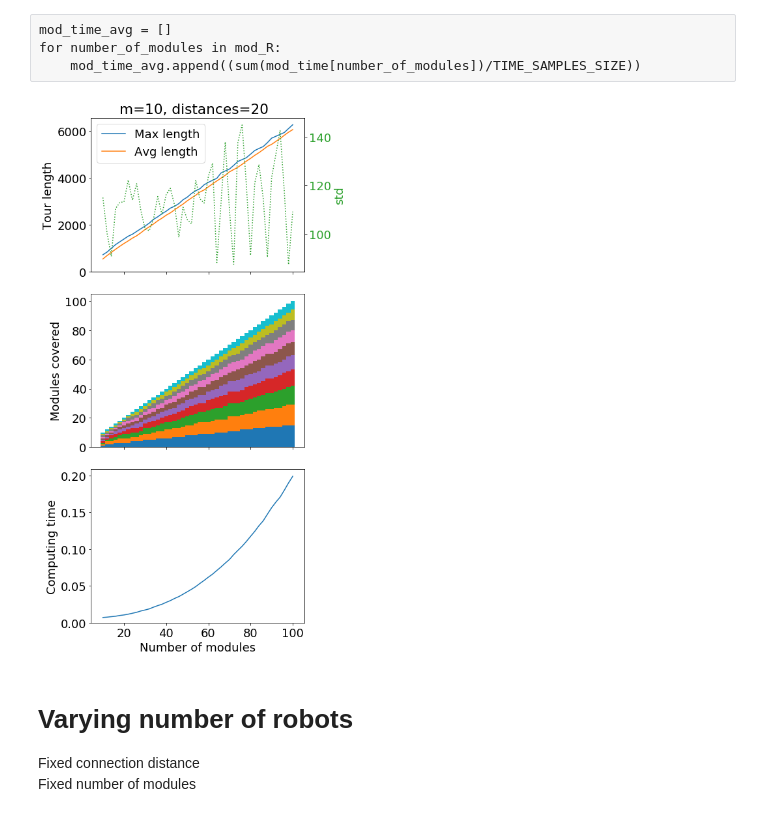
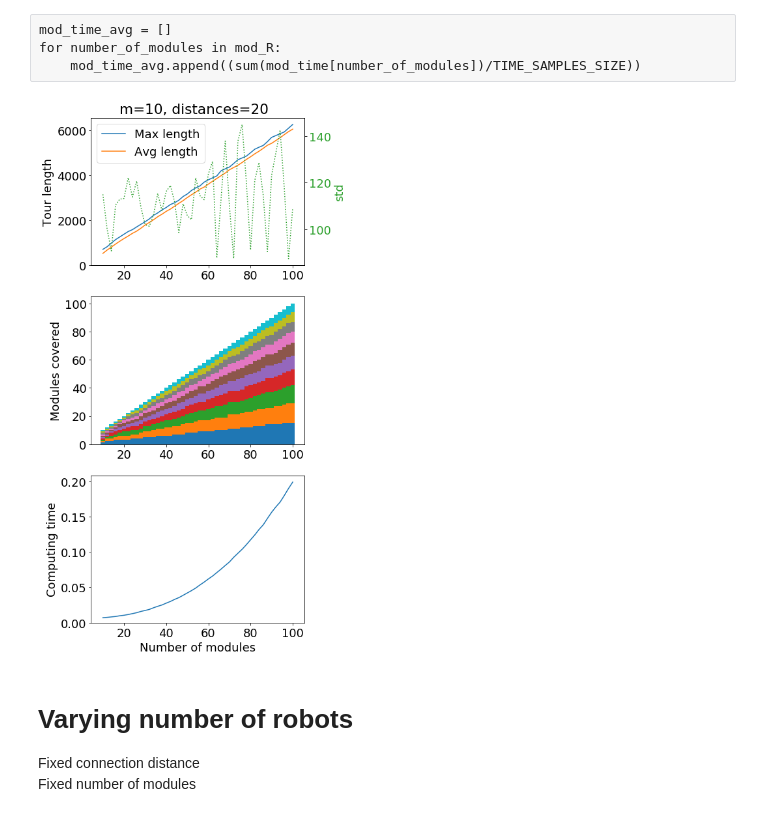
Before and after one commit to mirkosalaris/CoverageModularEnvironments, a Jupyter notebook: Notebooks/Hotel_example.ipynb, the cells around one changed output. Saved outputs shown, nothing was run; the diff lists cells and outputs as text; code cells hidden in the pictures.

```diff
--- a/Notebooks/Hotel_example.ipynb
+++ b/Notebooks/Hotel_example.ipynb
@@ -79,6 +79,10 @@ for number_of_modules in mod_R:
     mod_time_avg.append((sum(mod_time[number_of_modules])/TIME_SAMPLES_SIZE))
 # %%
 fig, (ax1, ax2, ax3) = plt.subplots(3, 1, sharex=True)
+
+ax1.xaxis.set_tick_params(which='both', labelbottom=True)
+ax2.xaxis.set_tick_params(which='both', labelbottom=True)
+
 fig.set_size_inches(PLT_W, PLT_H)
 fig.suptitle("m=" + str(mod_m) + ", distances=" + str(mod_connection_distance), y=1)
 
@@ -95,34 +99,34 @@ ax1b = ax1.twinx()
 color = 'tab:green'
 ax1b.set_ylabel('std', color=color)
 ax1b.plot(mod_R, mod_std_len, ':', color=color)
 ax1b.tick_params(axis='y', labelcolor=color)
 #### End makespan plot ####
 
 
 #### Modules covered plot ####
 ax2.set_ylabel('Modules covered')
 
 top = np.zeros(len(mod_modules_visited))
 
 modules_covered_list = list(zip_longest(*mod_modules_visited, fillvalue=0))
 
 for n in modules_covered_list:
     ax2.bar(mod_R, n, bottom=top, width=mod_step, alpha=1)
     top += n
 #### End modules covered plot ####
 
 
 #### Runtime plot ####
 ax3.set_ylabel('Computing time')
 ax3.set_xlabel('Number of modules')
 ax3.plot(mod_R, mod_time_avg)
 ax3.set_ylim(bottom=0)
 #### End runtime plot ####
 
 fig.tight_layout()
 fig.savefig(SAVE_FOLDER+"varying_N_together.pdf", dpi=200, bbox_inches='tight', pad_inches=0.1)
 # %% [output]
-[figure, old version]
+[figure, new version]
 # %% [markdown]
 # Varying number of robots
 Fixed connection distance
```
Also changed, not shown: parts of 2 cells of this notebook, 3 other files.
